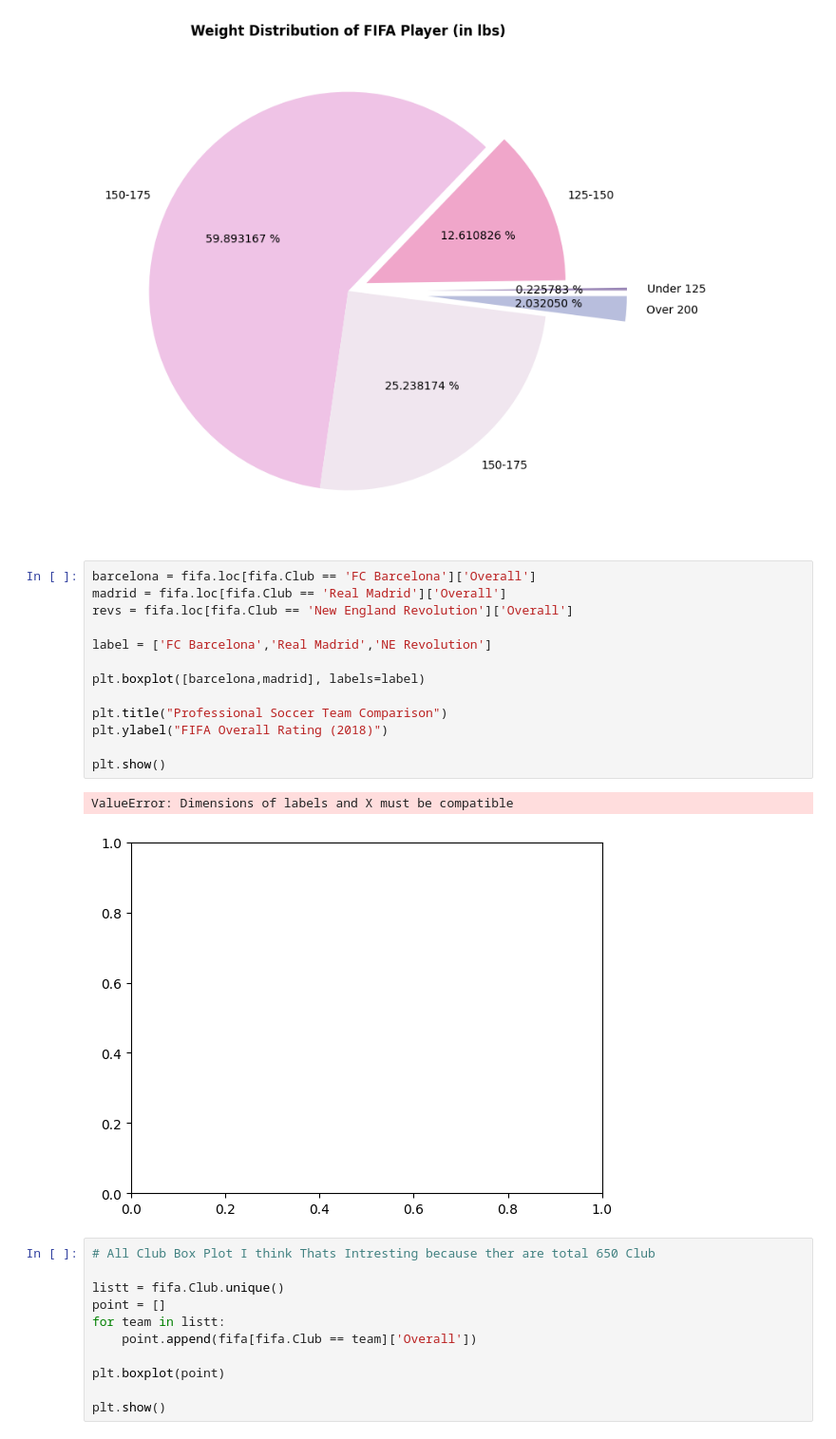
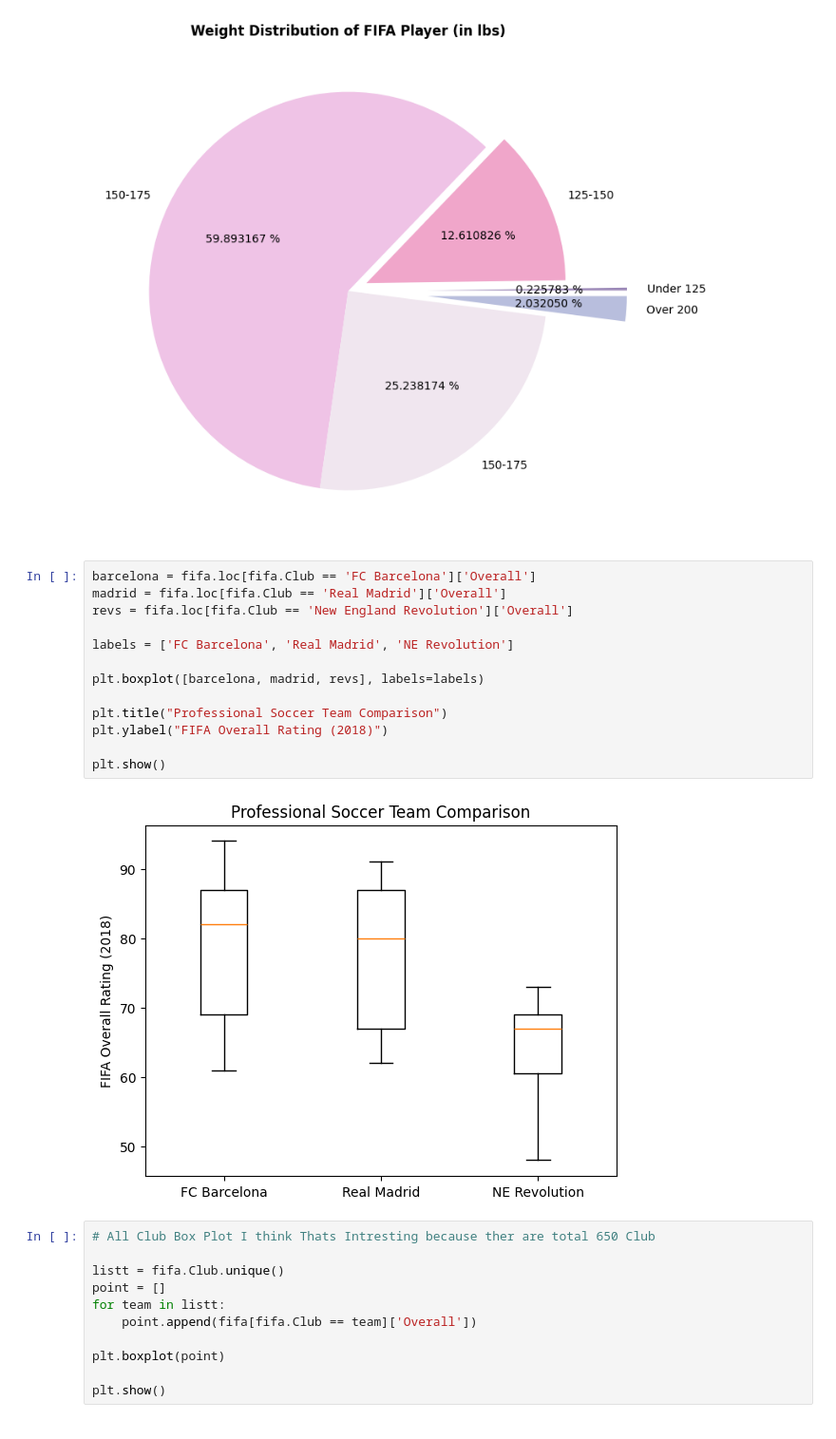
Before and after one commit to Vadik-07/Matplotlib, a Jupyter notebook: Real_World_Example_Matplotlib.ipynb, the cells around one changed output. Shown: that part at 95% size. Cells and saved outputs as stored; diff of their text form.

Commit message:
fixed an Error

```diff
--- a/Real_World_Example_Matplotlib.ipynb
+++ b/Real_World_Example_Matplotlib.ipynb
@@ -184,19 +184,18 @@ plt.show()
 # %%
 barcelona = fifa.loc[fifa.Club == 'FC Barcelona']['Overall']
 madrid = fifa.loc[fifa.Club == 'Real Madrid']['Overall']
 revs = fifa.loc[fifa.Club == 'New England Revolution']['Overall']
 
-label = ['FC Barcelona','Real Madrid','NE Revolution']
+labels = ['FC Barcelona', 'Real Madrid', 'NE Revolution']
 
-plt.boxplot([barcelona,madrid], labels=label)
+plt.boxplot([barcelona, madrid, revs], labels=labels)
 
 plt.title("Professional Soccer Team Comparison")
 plt.ylabel("FIFA Overall Rating (2018)")
 
 plt.show()
 # %% [output]
-ValueError: Dimensions of labels and X must be compatible
-[figure, old version]
+[figure, new version]
 # %%
 # All Club Box Plot I think Thats Intresting because ther are total 650 Club
 
```
